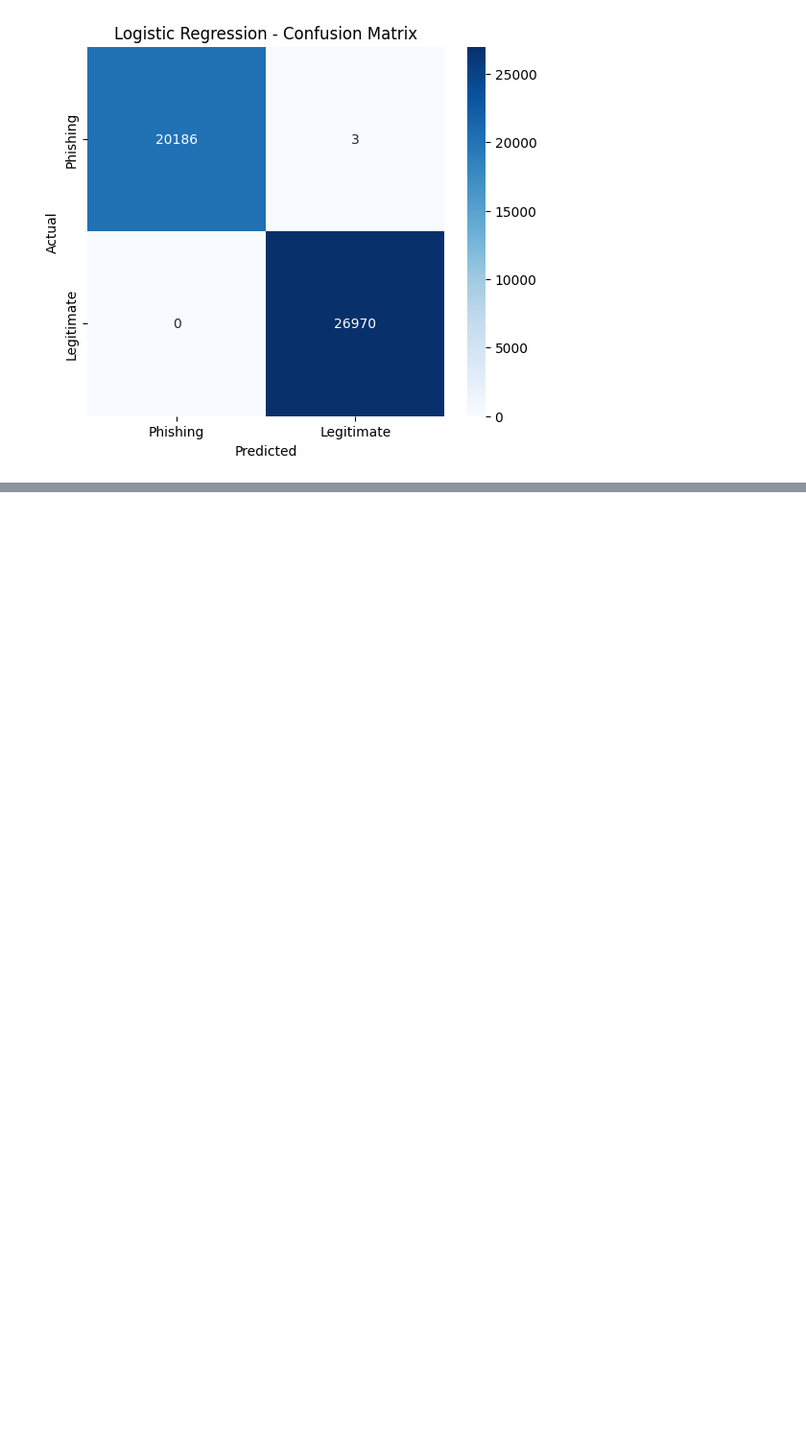
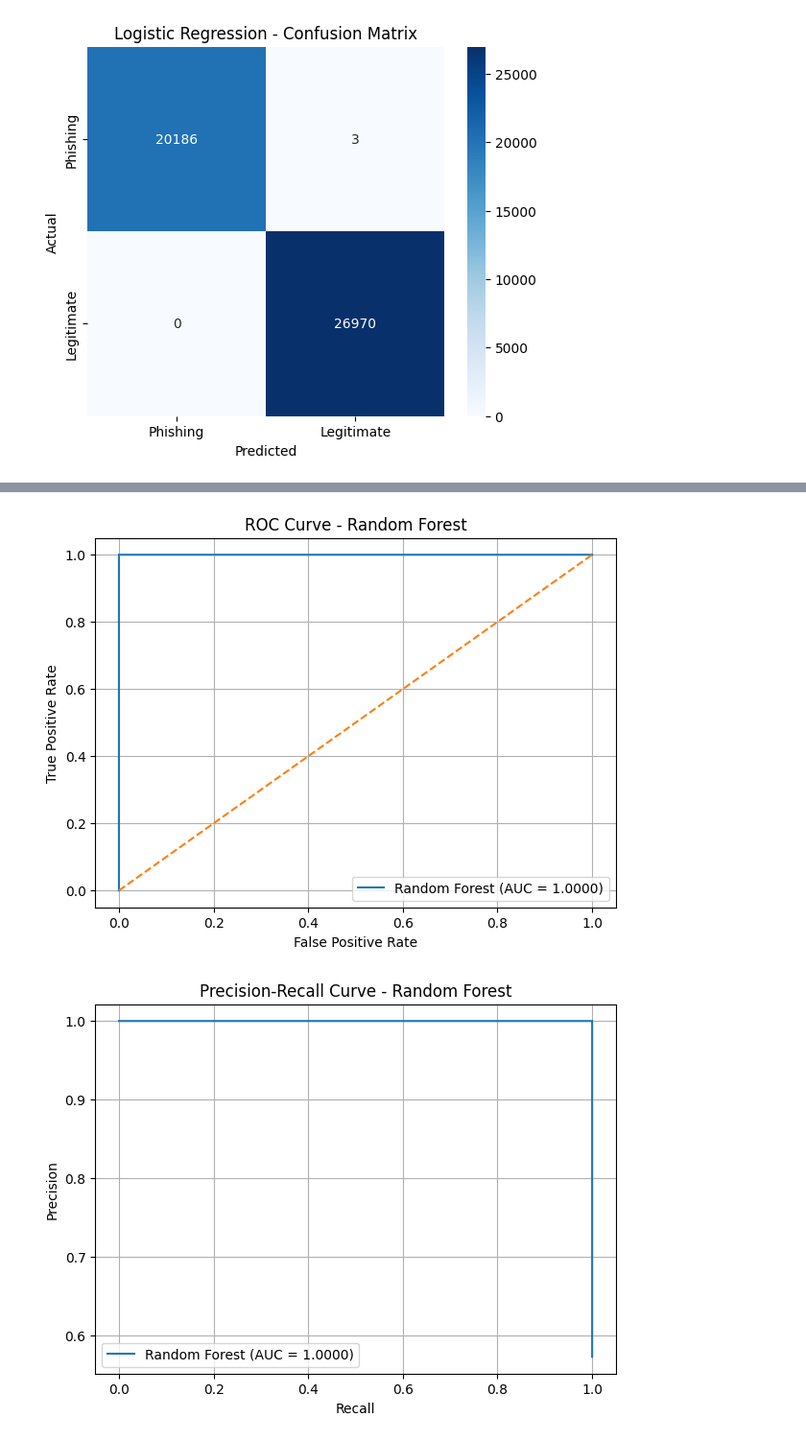
Before and after one commit to Aditya1112006/Phishing-Website-Detector, a Jupyter notebook: notebooks/01_dataset_exploration.ipynb, the cells around one changed output, grey strips where cells are left out. Shown at 96% size. Cells and saved outputs as stored; diff of their text form; code cells hidden in the pictures; blank space fills up the shorter version.

```diff
--- a/notebooks/01_dataset_exploration.ipynb
+++ b/notebooks/01_dataset_exploration.ipynb
@@ -595,0 +642,5 @@ plt.show()
+# %%
+# Create a separate dataset for the clean modeling pipeline
+df_clean = df_raw.copy()
+
+print("Original shape:", df_clean.shape)
@@ -595,0 +1282,57 @@ plt.show()
+# %%
+from sklearn.metrics import (
+    roc_curve,
+    precision_recall_curve,
+    auc
+)
+import matplotlib.pyplot as plt
+
+# -----------------------------
+# ROC Curve
+# -----------------------------
+fpr, tpr, thresholds = roc_curve(
+    y_test_clean,
+    y_prob_rf
+)
+
+roc_auc = auc(fpr, tpr)
+
+plt.figure(figsize=(7, 5))
+plt.plot(fpr, tpr, label=f"Random Forest (AUC = {roc_auc:.4f})")
+plt.plot([0, 1], [0, 1], linestyle="--")
+
+plt.xlabel("False Positive Rate")
+plt.ylabel("True Positive Rate")
+plt.title("ROC Curve - Random Forest")
+plt.legend()
+plt.grid(True)
+plt.show()
+
+
+# -----------------------------
+# Precision-Recall Curve
+# -----------------------------
+precision, recall, thresholds_pr = precision_recall_curve(
+    y_test_clean,
+    y_prob_rf,
+    pos_label=1
+)
+
+pr_auc = auc(recall, precision)
+
+plt.figure(figsize=(7, 5))
+plt.plot(
+    recall,
+    precision,
+    label=f"Random Forest (AUC = {pr_auc:.4f})"
+)
+
+plt.xlabel("Recall")
+plt.ylabel("Precision")
+plt.title("Precision-Recall Curve - Random Forest")
+plt.legend()
+plt.grid(True)
+plt.show()
+# %% [output]
+[figure, added]
+[figure, added]
```
Also changed, not shown: parts of 46 cells of this notebook.
